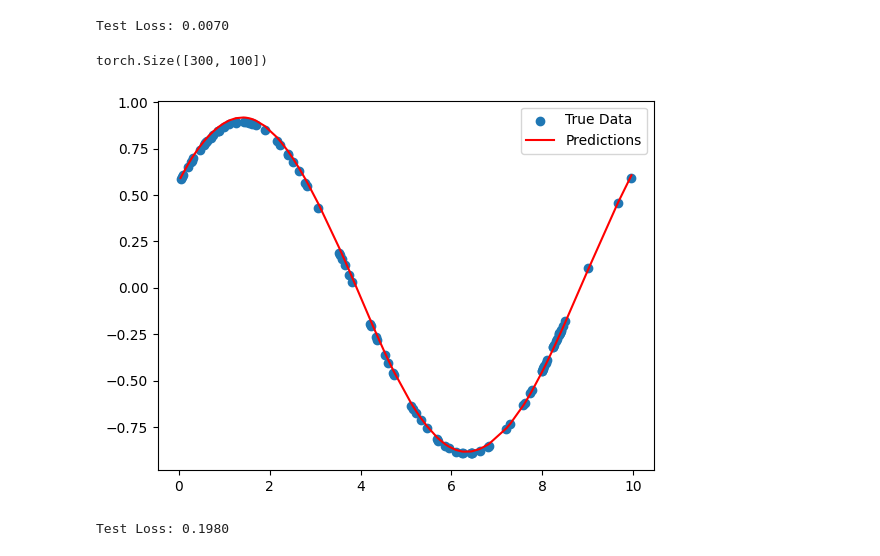
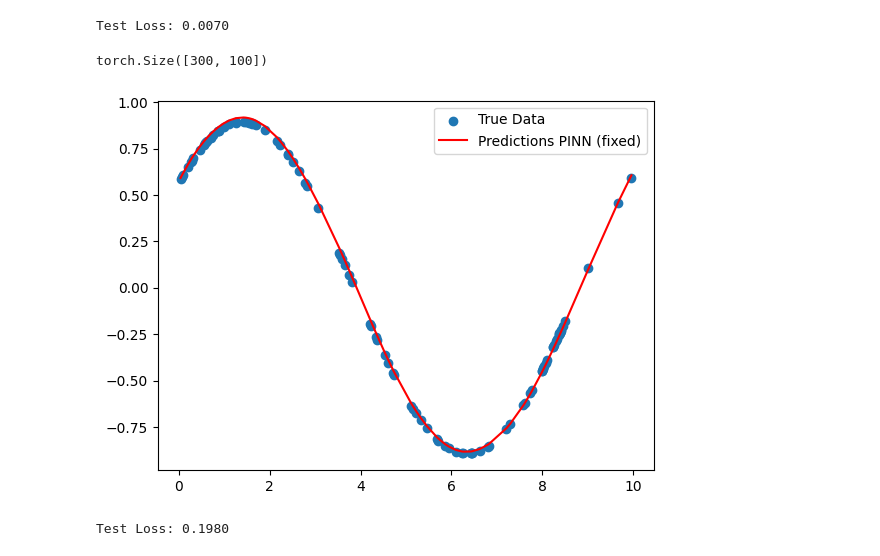
Before and after one commit to gvansan/Machine-learning-project, a Jupyter notebook: harmonic_oscillator_PINN_final.ipynb, the cells around one changed output. Drawn from its saved outputs; the diff is of its cells as text; code cells hidden in the pictures.

```diff
--- a/harmonic_oscillator_PINN_final.ipynb
+++ b/harmonic_oscillator_PINN_final.ipynb
@@ -636,16 +636,16 @@ Test Loss: 0.0070
 # %%
 print(y_pred.shape)
 y_pred.to("cpu")
 test["t_tensor"].to("cpu")
 
 n = 30
 plt.scatter(test["t_tensor"][n], test["y_tensor"][n][0:, 0], label="True Data")
-plt.plot(test["t_tensor"][n], y_pred.cpu().detach()[n], color="red", label="Predictions")
+plt.plot(test["t_tensor"][n], y_pred.cpu().detach()[n], color="red", label="Predictions PINN (fixed)")
 plt.legend()
 plt.show()
 # %% [output]
 torch.Size([300, 100])
-[figure, old version]
+[figure, new version]
 # %%
 def add_noise_to_dataset(dataset, tensor_keys=['y_tensor'], noise_std=0.05, seed=None):
     """
```
Also changed, not shown: 1 other file.
